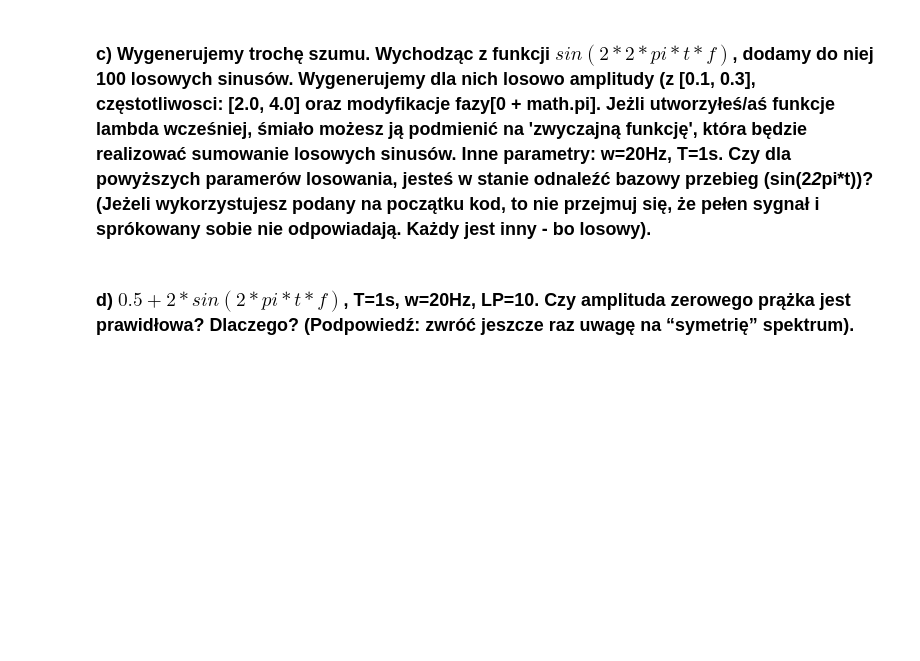
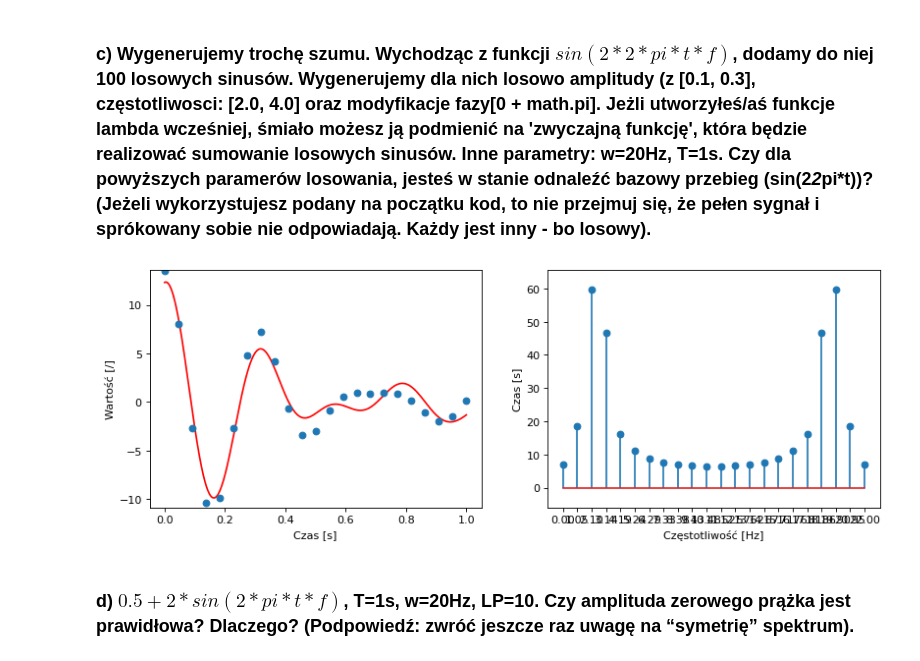
Before and after one commit to Mimikkk/__kck-2021, a Jupyter notebook: lab-6-signal-manipulation/signal-detection.ipynb, the cells around one changed output. Drawn from its saved outputs; the diff is of its cells as text; code cells hidden in the pictures; blank space fills up the shorter version.

```diff
--- a/lab-6-sound-manipulation/sound-detection.ipynb
+++ b/lab-6-signal-manipulation/signal-detection.ipynb
@@ -309,2 +309,14 @@ SignalPlotter.default(real, probe)
+# %%
+noise = lambda t: uniform(0.1, 0.3) * sin(Tau * t * uniform(2, 4) + uniform(0, np.pi))
+noises = lambda t: np.sum(noise(t) for _ in range(100))
+
+fn: SignalFn = lambda f, a, t: sin(2 * Tau * t * f) + noises(t)
+signal = Signal(frequency=1, amplitude=1, fn=fn)
+analyser = SignalAnalyzer(signal)
+real = analyser.analyze(periods=1, frequency=1 / 10000)
+probe = analyser.analyze(periods=1, frequency=1 / 22)
+SignalPlotter.default(real, probe)
+# %% [output]
+[figure, added]
 # %% [markdown]
 ### d) $0.5 + 2*sin(2*pi*t*f)$, T=1s, w=20Hz, LP=10. Czy amplituda zerowego prążka jest prawidłowa? Dlaczego? (Podpowiedź: zwróć jeszcze raz uwagę na “symetrię” spektrum).
```
Also changed, not shown: parts of 11 cells of this notebook, 1 other file.
